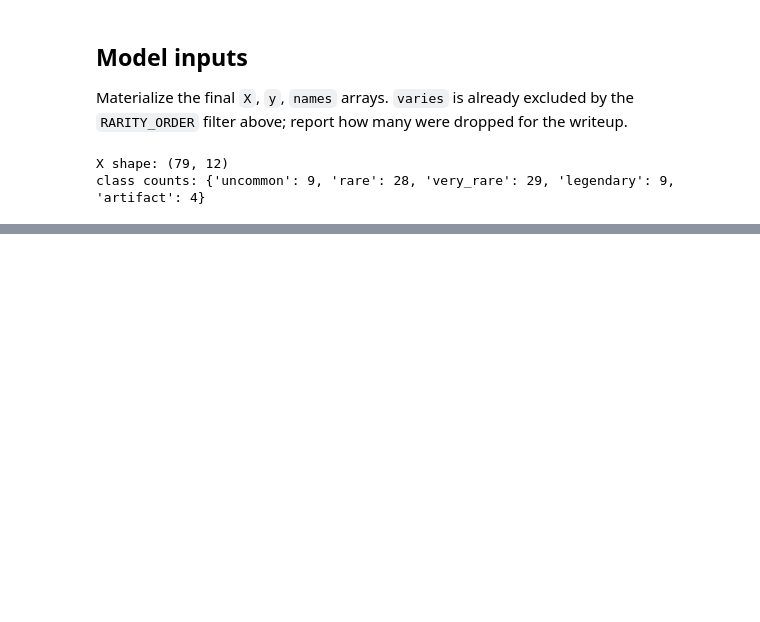
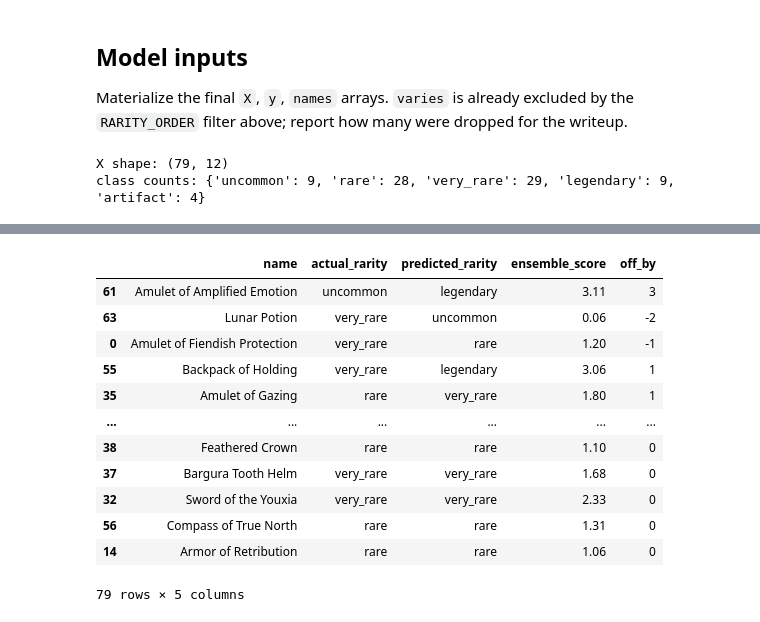
Before and after one commit to alfredmastan/take_home_assignment, a Jupyter notebook: reznar/analysis.ipynb, the cells around one changed output, grey strips where cells are left out. Saved outputs shown, nothing was run; the diff lists cells and outputs as text; code cells hidden in the pictures; blank space fills up the shorter version.

Commit message:
finalized prediction model

```diff
--- a/reznar/analysis.ipynb
+++ b/reznar/analysis.ipynb
@@ -284,7 +284,7 @@ def oof_predict(estimator_factory, X, y, weight_key="sample_weight",
 #   Baseline       — always predicts the mean rarity
 rf_factory    = lambda: RandomForestRegressor(min_samples_leaf=4, random_state=0, n_jobs=-1, criterion="absolute_error")
 ridge_factory = lambda: Pipeline([("sc", StandardScaler()), ("ridge", Ridge(alpha=0.5))])
-rfclf_factory = lambda: RandomForestClassifier(n_estimators=500, max_depth=4, min_samples_leaf=4, random_state=0, n_jobs=-1)
+rfclf_factory = lambda: RandomForestClassifier(max_depth=2, min_samples_leaf=4, random_state=0, n_jobs=-1)
 olr_factory   = lambda: Pipeline([("sc", StandardScaler()), ("olr", LogisticAT(alpha=1.0))])
 
 # name -> (factory, weight_key)
@@ -349,0 +385,22 @@ One caveat: because the `legendary`/`artifact` tails are tiny, their per-class e
+# %%
+# Averaging ensemble of the two diverse survivors: simple unweighted mean of the
+# RF-reg and OLR OOF scores. Re-run the exact same diagnostics so it lands in the
+# same table as every rival.
+scores["Ensemble"] = (scores["RF-reg"] + scores["OLR"]) / 2
+
+summary = pd.DataFrame({nm: metrics(s) for nm, s in scores.items()}).T
+print("OOF metrics — Ensemble vs all:")
+print(summary.round(3).to_string())
+
+signed = pd.DataFrame(
+    {nm: [(scores[nm][y == k] - y[y == k]).mean() for k in range(K)] for nm in scores},
+    index=RARITY_ORDER,
+)
+mean_pred = pd.DataFrame(
+    {nm: [scores[nm][y == k].mean() for k in range(K)] for nm in scores},
+    index=RARITY_ORDER,
+)
+print("\nPer-class signed residual (pred − true;  >0 over-, <0 under-predicts):")
+print(signed.round(2).to_string())
+print("\nPer-class mean prediction:")
+print(mean_pred.round(2).to_string())
@@ -349,0 +442,28 @@ One caveat: because the `legendary`/`artifact` tails are tiny, their per-class e
+# %%
+# Ensemble prediction vs actual rarity, per item.
+ens_score = scores["Ensemble"]
+ens_tier = np.clip(np.round(ens_score), 0, K - 1).astype(int)
+
+predictions = pd.DataFrame({
+    "name": names,
+    "actual_rarity": [RARITY_ORDER[k] for k in y],
+    "predicted_rarity": [RARITY_ORDER[k] for k in ens_tier],
+    "ensemble_score": ens_score.round(2),
+    "off_by": ens_tier - y,  # >0 over-rated, <0 under-rated, 0 exact
+})
+predictions = predictions.sort_values("off_by", key=lambda s: s.abs(), ascending=False)
+predictions
+# %% [output]
+|  | name | actual_rarity | predicted_rarity | ensemble_score | off_by |
+| 61 | Amulet of Amplified Emotion | uncommon | legendary | 3.11 | 3 |
+| 63 | Lunar Potion | very_rare | uncommon | 0.06 | -2 |
+| 0 | Amulet of Fiendish Protection | very_rare | rare | 1.20 | -1 |
+| 55 | Backpack of Holding | very_rare | legendary | 3.06 | 1 |
+| 35 | Amulet of Gazing | rare | very_rare | 1.80 | 1 |
+| ... | ... | ... | ... | ... | ... |
+| 38 | Feathered Crown | rare | rare | 1.10 | 0 |
+| 37 | Bargura Tooth Helm | very_rare | very_rare | 1.68 | 0 |
+| 32 | Sword of the Youxia | very_rare | very_rare | 2.33 | 0 |
+| 56 | Compass of True North | rare | rare | 1.31 | 0 |
+| 14 | Armor of Retribution | rare | rare | 1.06 | 0 |
+79 rows × 5 columns
```
Also changed, not shown: parts of 9 cells of this notebook, 1 other file.
